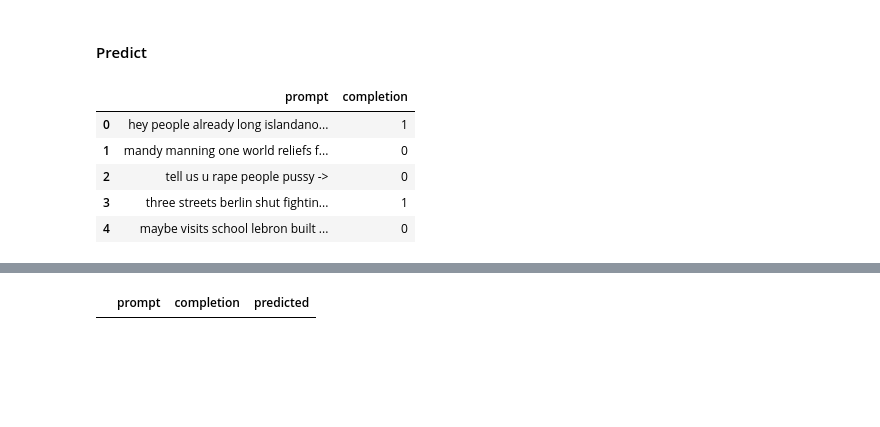
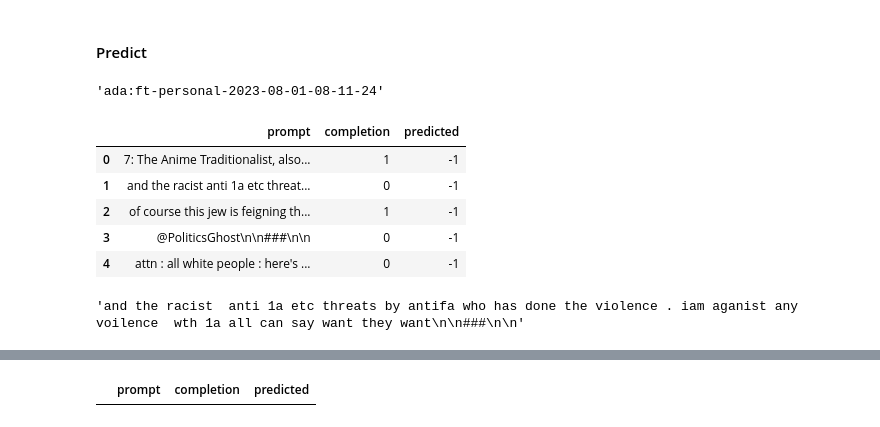
Before and after one commit to yclee98/Hate-speech-detection, a Jupyter notebook: models.ipynb, the cells around one changed output, grey strips where cells are left out. Cells and saved outputs as stored; diff of their text form; code cells hidden in the pictures; blank space fills up the shorter version.

```diff
--- a/models.ipynb
+++ b/models.ipynb
@@ -803,5 +901,9 @@ results[results['classification/accuracy'].notnull()].tail(1)
 | 3137 | 3138 | 1017808 | 25104 | 0.030316 | 1.0 | 1.0 | ... |
 # %% [markdown]
 #### Predict
+# %%
+model_id
+# %% [output]
+'ada:ft-personal-2023-08-01-08-11-24'
 # %%
 def gpt_complete_create(prompt_text):
@@ -809,14 +911,18 @@ def gpt_complete_create(prompt_text):
     result_gpt = openai.Completion.create(model=model_id, prompt=prompt_text, max_tokens=1, temperature=0)
     return result_gpt
 # %%
-filepath = "Dataset/SE2019/gpt_data_test_prepared.jsonl"
+filepath = f"Dataset/{dataset_name}/gpt_data_test_prepared.jsonl"
 df_gpt = pd.read_json(filepath, lines= True)
 df_gpt['predicted'] = -1
 df_gpt.head()
 # %% [output]
-|  | prompt | completion |
-| 0 | hey people already long islandano... | 1 |
-| 1 | mandy manning one world reliefs f... | 0 |
-| 2 | tell us u rape people pussy -> | 0 |
-| 3 | three streets berlin shut fightin... | 1 |
-| 4 | maybe visits school lebron built ... | 0 |
+|  | prompt | completion | predicted |
+| 0 | 7: The Anime Traditionalist, also... | 1 | -1 |
+| 1 | and the racist anti 1a etc threat... | 0 | -1 |
+| 2 | of course this jew is feigning th... | 1 | -1 |
+| 3 | @PoliticsGhost\n\n###\n\n | 0 | -1 |
+| 4 | attn : all white people : here's ... | 0 | -1 |
+# %%
+df_gpt['prompt'][1]
+# %% [output]
+'and the racist  anti 1a etc threats by antifa who has done the violence . iam aganist any voilence  wth 1a all can say want they want\n\n###\n\n'
```
Also changed, not shown: parts of 84 cells of this notebook, 1 other file.
